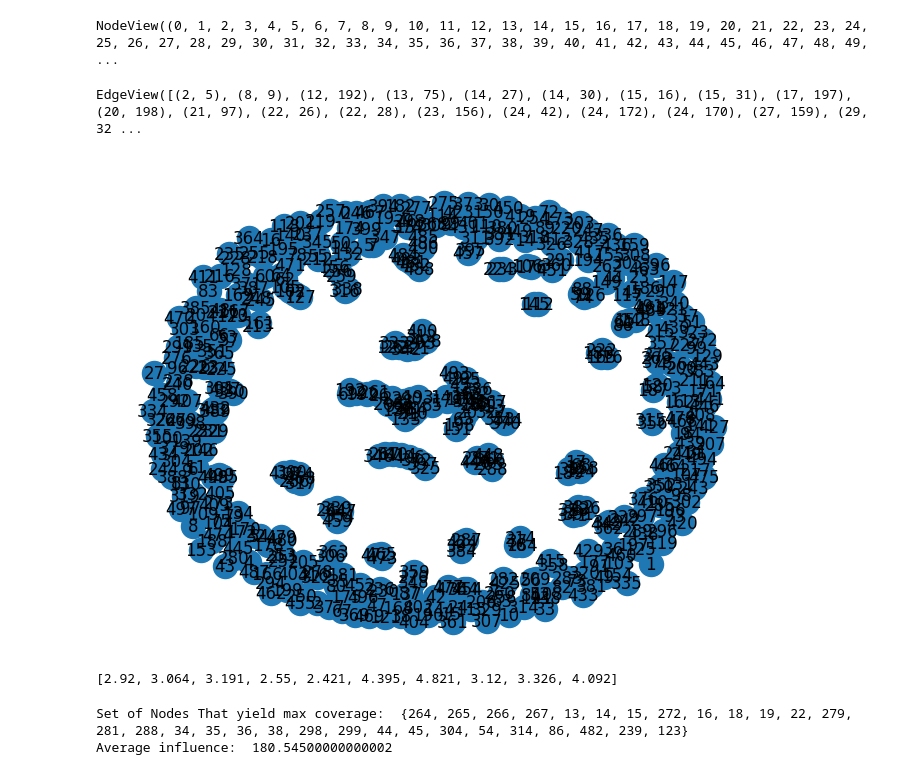
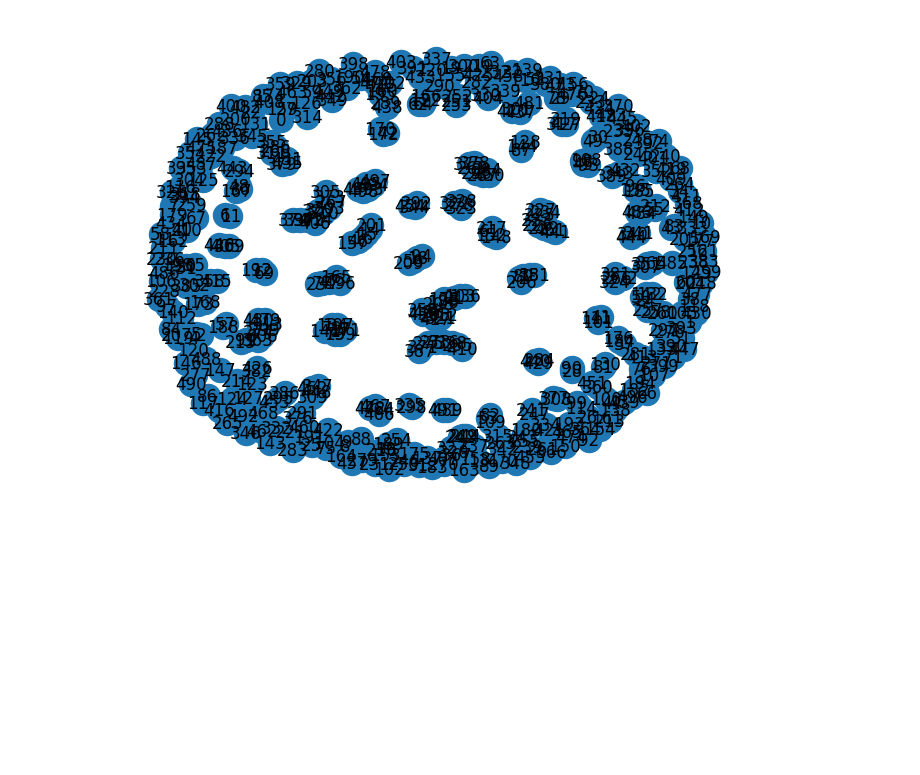
Before and after one commit to twumasimb/maximizing-spread-of-influence-kempe-et-al, a Jupyter notebook: Presentation.ipynb, the cells around one changed output. Saved outputs shown, nothing was run; the diff lists cells and outputs as text; code cells hidden in the pictures; blank space fills up the shorter version.

Commit message:
changes to node_coverage and greedy functions

```diff
--- a/Presentation.ipynb
+++ b/Presentation.ipynb
@@ -70,3 +60,12 @@ def greedy(lst, k):
 # %%
 # Working on the fairness data
 g = pickle.load(open('networks/graph_spa_500_0.pickle','rb'))
+
+# Assigning weigths to the edges
+graph = assign_weights(g)
+
+# Create samples
+sampled_graphs = sample_w_icm(g, 100)
+
+# Using greedy to find nodes that give max coverage for each sample
+max_coverage_nodes_list, node_set = greedy(sampled_graphs, 10)
@@ -100,28 +86,5 @@ net_list[0:10]
-# %%
-net_list[100].nodes()
-# %% [output]
-NodeView((0, 1, 2, 3, 4, 5, 6, 7, 8, 9, 10, 11, 12, 13, 14, 15, 16, 17, 18, 19, 20, 21, 22, 23, 24, 25, 26, 27, 28, 29, 30, 31, 32, 33, 34, 35, 36, 37, 38, 39, 40, 41, 42, 43, 44, 45, 46, 47, 48, 49,  ...
-# %%
-net_list[100].edges()
-# %% [output]
-EdgeView([(2, 5), (8, 9), (12, 192), (13, 75), (14, 27), (14, 30), (15, 16), (15, 31), (17, 197), (20, 198), (21, 97), (22, 26), (22, 28), (23, 156), (24, 42), (24, 172), (24, 170), (27, 159), (29, 32 ...
 # %%
-nx.draw(net_list[10], with_labels=True)
+nx.draw(sampled_graphs[10], with_labels=True)
 plt.show()
 # %% [output]
-[figure, old version]
+[figure, new version]
-# %%
-# Generate a list of average coverage for each node
-average_nodes_covered = average_coverage(graph, net_list)
-average_nodes_covered[0:10]
-# %% [output]
-[2.92, 3.064, 3.191, 2.55, 2.421, 4.395, 4.821, 3.12, 3.326, 4.092]
-# %%
-# Selecting 30 nodes greedily
-k = 30
-Set, coverage = greedy(average_nodes_covered, 30)
-print("Set of Nodes That yield max coverage: ", Set)
-print("Average influence: ", coverage)
-# %% [output]
-Set of Nodes That yield max coverage:  {264, 265, 266, 267, 13, 14, 15, 272, 16, 18, 19, 22, 279, 281, 288, 34, 35, 36, 38, 298, 299, 44, 45, 304, 54, 314, 86, 482, 239, 123}
-Average influence:  180.54500000000002
```
Also changed, not shown: parts of 9 cells of this notebook.
